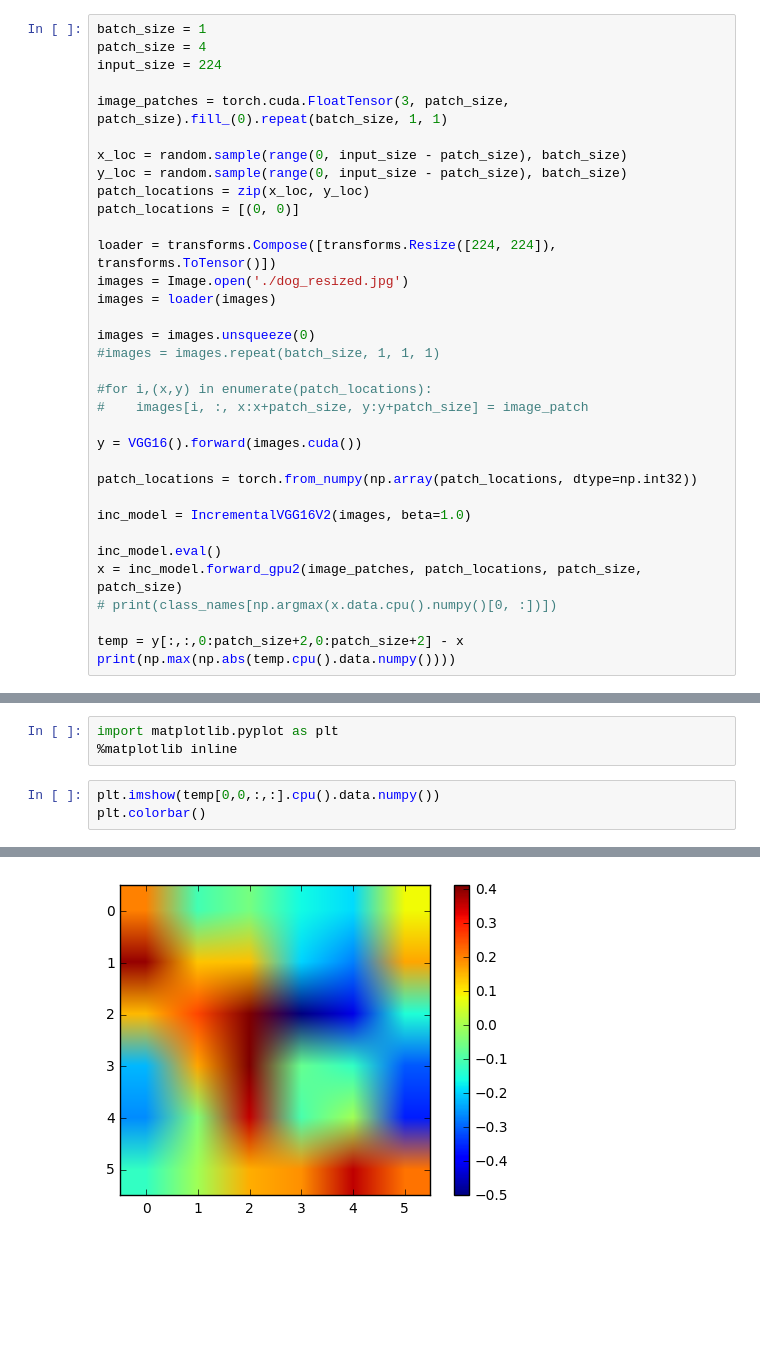
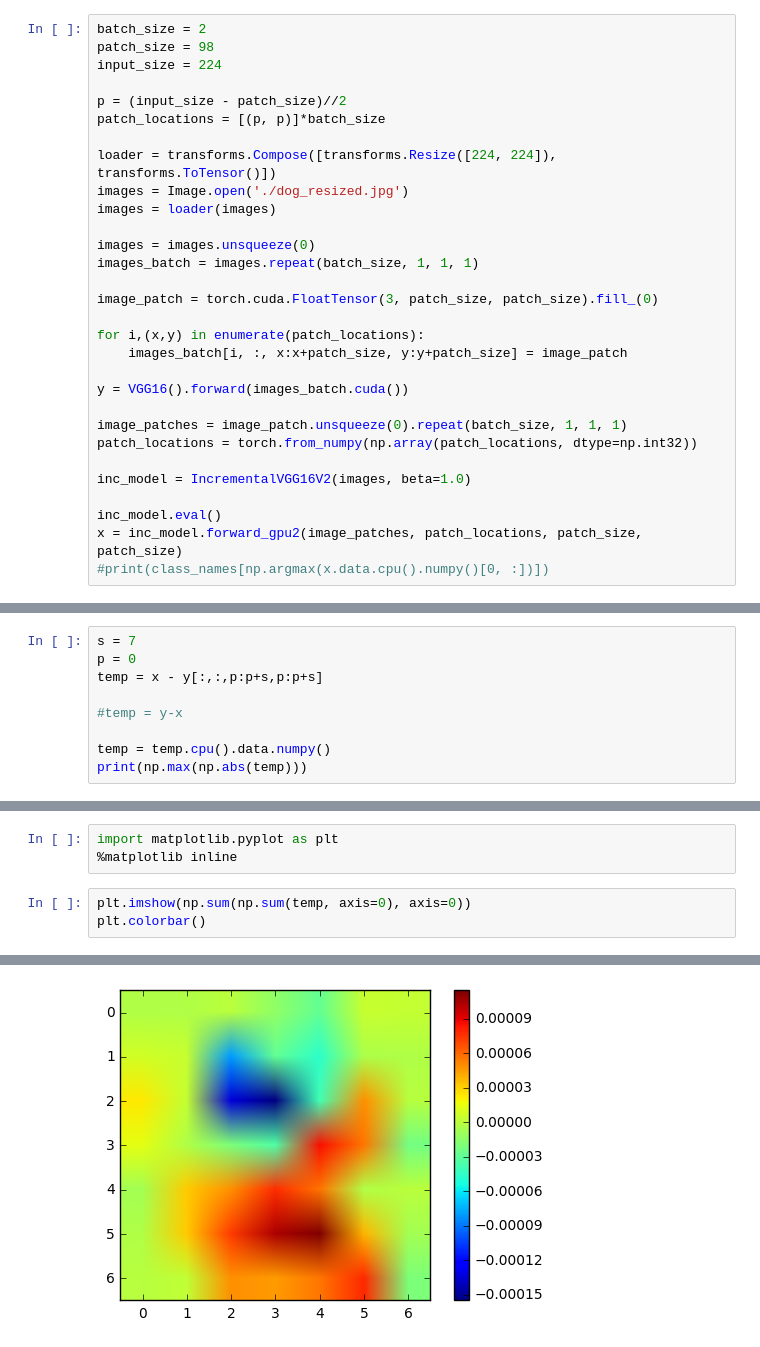
Before and after one commit to xil222/krypton, a Jupyter notebook: cnn/Untitled1.ipynb, the cells around one changed output, grey strips where cells are left out. Saved outputs shown, nothing was run; the diff lists cells and outputs as text; blank space fills up the shorter version.

```diff
--- a/cnn/Untitled1.ipynb
+++ b/cnn/Untitled1.ipynb
@@ -14,37 +14,33 @@ from imagenet_classes import class_names
 from vgg16 import VGG16
 from vgg16_inc_v2 import IncrementalVGG16V2
 # %%
-batch_size = 1
-patch_size = 4
+batch_size = 2
+patch_size = 98
 input_size = 224
 
-image_patches = torch.cuda.FloatTensor(3, patch_size, patch_size).fill_(0).repeat(batch_size, 1, 1)
-
-x_loc = random.sample(range(0, input_size - patch_size), batch_size)
-y_loc = random.sample(range(0, input_size - patch_size), batch_size)
-patch_locations = zip(x_loc, y_loc)
-patch_locations = [(0, 0)]
+p = (input_size - patch_size)//2
+patch_locations = [(p, p)]*batch_size
 
 loader = transforms.Compose([transforms.Resize([224, 224]), transforms.ToTensor()])
 images = Image.open('./dog_resized.jpg')
 images = loader(images)
 
 images = images.unsqueeze(0)
-#images = images.repeat(batch_size, 1, 1, 1)
+images_batch = images.repeat(batch_size, 1, 1, 1)
 
-#for i,(x,y) in enumerate(patch_locations):
-#    images[i, :, x:x+patch_size, y:y+patch_size] = image_patch
+image_patch = torch.cuda.FloatTensor(3, patch_size, patch_size).fill_(0)
 
-y = VGG16().forward(images.cuda())
+for i,(x,y) in enumerate(patch_locations):
+    images_batch[i, :, x:x+patch_size, y:y+patch_size] = image_patch
 
+y = VGG16().forward(images_batch.cuda())
+
+image_patches = image_patch.unsqueeze(0).repeat(batch_size, 1, 1, 1)
 patch_locations = torch.from_numpy(np.array(patch_locations, dtype=np.int32))
 
 inc_model = IncrementalVGG16V2(images, beta=1.0)
 
 inc_model.eval()
 x = inc_model.forward_gpu2(image_patches, patch_locations, patch_size, patch_size)
-# print(class_names[np.argmax(x.data.cpu().numpy()[0, :])])
-
-temp = y[:,:,0:patch_size+2,0:patch_size+2] - x
-print(np.max(np.abs(temp.cpu().data.numpy())))
+#print(class_names[np.argmax(x.data.cpu().numpy()[0, :])])
 # %% [output]
@@ -52,0 +68,9 @@ print(np.max(np.abs(temp.cpu().data.numpy())))
+# %%
+s = 7
+p = 0
+temp = x - y[:,:,p:p+s,p:p+s]
+
+#temp = y-x
+
+temp = temp.cpu().data.numpy()
+print(np.max(np.abs(temp)))
@@ -54,8 +87,8 @@ print(np.max(np.abs(temp.cpu().data.numpy())))
 import matplotlib.pyplot as plt
 %matplotlib inline
 # %%
-plt.imshow(temp[0,0,:,:].cpu().data.numpy())
+plt.imshow(np.sum(np.sum(temp, axis=0), axis=0))
 plt.colorbar()
 # %% [output]
 <matplotlib.colorbar.Colorbar at 0x...>
-[figure, old version]
+[figure, new version]
```
Also changed, not shown: parts of 11 cells of this notebook, 10 other files.
